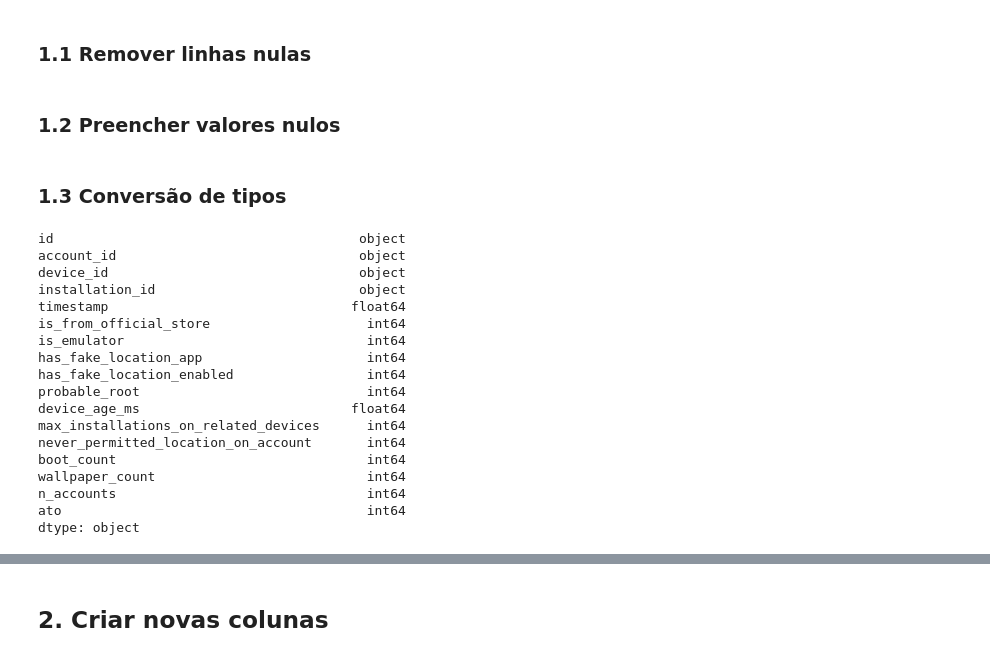
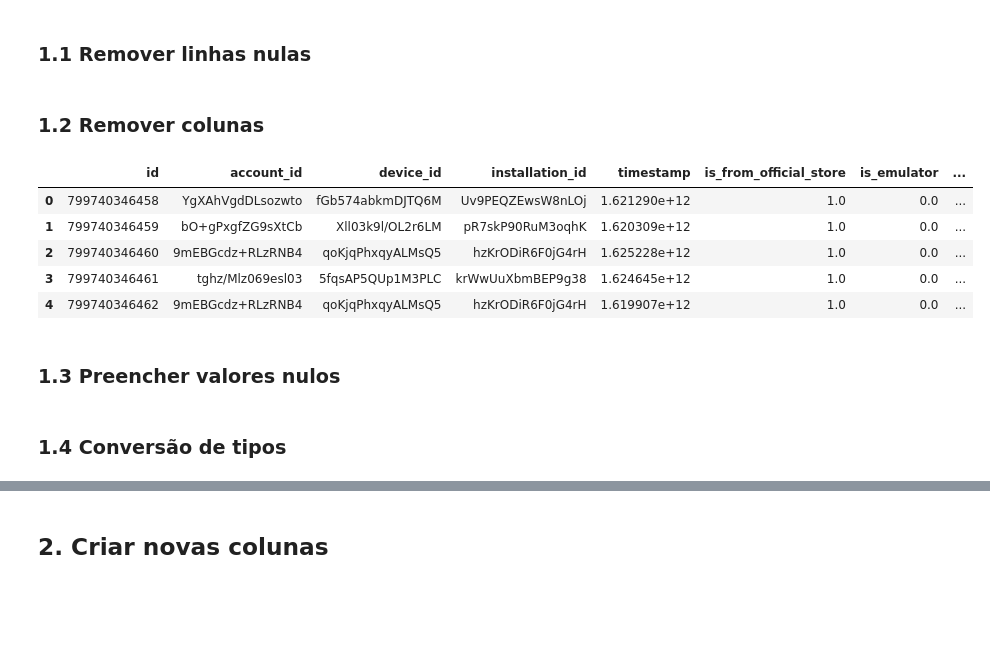
Before and after one commit to pedrosena138/projeto-if997, a Jupyter notebook: Projeto.ipynb, the cells around one changed output, grey strips where cells are left out. Drawn from its saved outputs; the diff is of its cells as text; code cells hidden in the pictures; blank space fills up the shorter version.

```diff
--- a/Projeto.ipynb
+++ b/Projeto.ipynb
@@ -78,3 +91,17 @@ dataframe_logins.drop(index=null_n_accounts.index, inplace=True)
+# %% [markdown]
+### 1.2 Remover colunas
+# %%
+logins_df.drop('wallpaper_count', axis=1, inplace=True)
+logins_df.drop('boot_count', axis=1, inplace=True)
+
+logins_df.head()
+# %% [output]
+|  | id | account_id | device_id | installation_id | timestamp | is_from_official_store | is_emulator | ... |
+| 0 | 799740346458 | YgXAhVgdDLsozwto | fGb574abkmDJTQ6M | Uv9PEQZEwsW8nLOj | 1.621290e+12 | 1.0 | 0.0 | ... |
+| 1 | 799740346459 | bO+gPxgfZG9sXtCb | Xll03k9l/OL2r6LM | pR7skP90RuM3oqhK | 1.620309e+12 | 1.0 | 0.0 | ... |
+| 2 | 799740346460 | 9mEBGcdz+RLzRNB4 | qoKjqPhxqyALMsQ5 | hzKrODiR6F0jG4rH | 1.625228e+12 | 1.0 | 0.0 | ... |
+| 3 | 799740346461 | tghz/Mlz069esl03 | 5fqsAP5QUp1M3PLC | krWwUuXbmBEP9g38 | 1.624645e+12 | 1.0 | 0.0 | ... |
+| 4 | 799740346462 | 9mEBGcdz+RLzRNB4 | qoKjqPhxqyALMsQ5 | hzKrODiR6F0jG4rH | 1.619907e+12 | 1.0 | 0.0 | ... |
 # %% [markdown]
-### 1.2 Preencher valores nulos
+### 1.3 Preencher valores nulos
 # %%
@@ -105,26 +130,3 @@ for coluna in lista_colunas:
 # %% [markdown]
-### 1.3 Conversão de tipos
+### 1.4 Conversão de tipos
-# %%
-lista_colunas = [*lista_colunas, 'n_accounts', 'ato']
-dataframe_logins[lista_colunas] = dataframe_logins[lista_colunas].astype('int64')
-dataframe_logins.dtypes
-# %% [output]
-id                                       object
-account_id                               object
-device_id                                object
-installation_id                          object
-timestamp                               float64
-is_from_official_store                    int64
-is_emulator                               int64
-has_fake_location_app                     int64
-has_fake_location_enabled                 int64
-probable_root                             int64
-device_age_ms                           float64
-max_installations_on_related_devices      int64
-never_permitted_location_on_account       int64
-boot_count                                int64
-wallpaper_count                           int64
-n_accounts                                int64
-ato                                       int64
-dtype: object
 # %%
```
Also changed, not shown: parts of 13 cells of this notebook.
